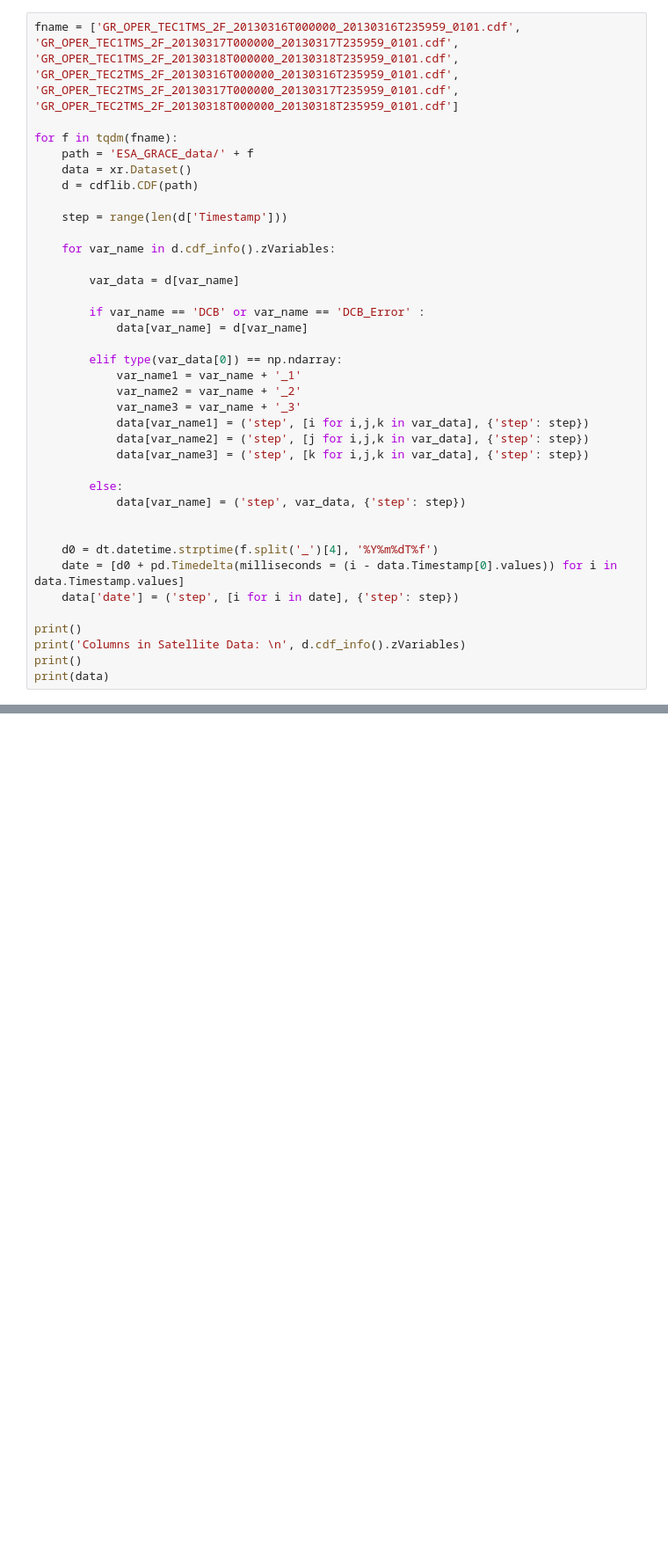
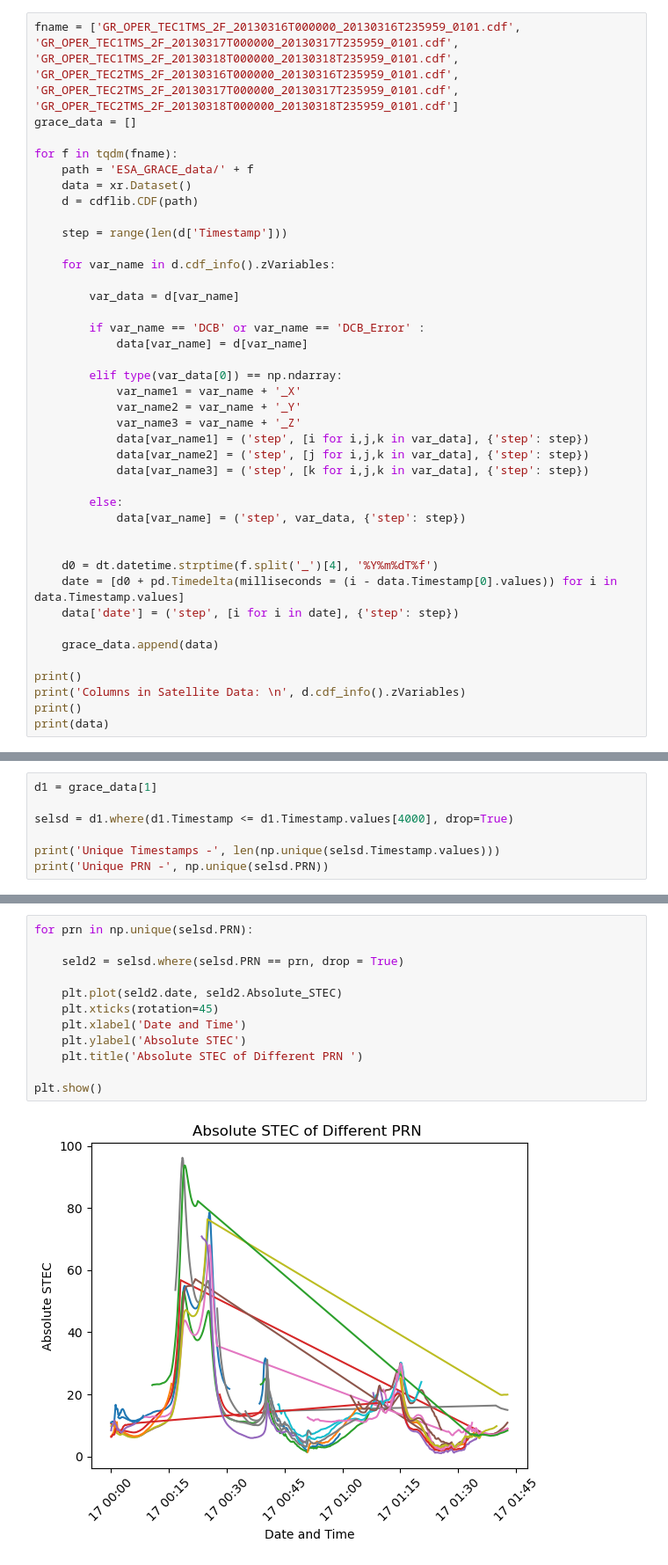
Before and after one commit to abukowski21/sat-interp-tid-analysis, a Jupyter notebook: esa_satellite_data.ipynb, the cells around one changed output, grey strips where cells are left out. Shown at 88% size. Saved outputs shown, nothing was run; the diff lists cells and outputs as text; blank space fills up the shorter version.

```diff
--- a/esa_satellite_data.ipynb
+++ b/esa_satellite_data.ipynb
@@ -11,5 +22,6 @@ from tqdm import tqdm
 # %%
 fname = ['GR_OPER_TEC1TMS_2F_20130316T000000_20130316T235959_0101.cdf', 'GR_OPER_TEC1TMS_2F_20130317T000000_20130317T235959_0101.cdf', 'GR_OPER_TEC1TMS_2F_20130318T000000_20130318T235959_0101.cdf', 'GR_OPER_TEC2TMS_2F_20130316T000000_20130316T235959_0101.cdf', 'GR_OPER_TEC2TMS_2F_20130317T000000_20130317T235959_0101.cdf', 'GR_OPER_TEC2TMS_2F_20130318T000000_20130318T235959_0101.cdf']
+grace_data = []
 
 for f in tqdm(fname):
     path = 'ESA_GRACE_data/' + f
@@ -26,9 +38,9 @@ for f in tqdm(fname):
             data[var_name] = d[var_name]
 
         elif type(var_data[0]) == np.ndarray:
-            var_name1 = var_name + '_1'
-            var_name2 = var_name + '_2'
-            var_name3 = var_name + '_3'
+            var_name1 = var_name + '_X'
+            var_name2 = var_name + '_Y'
+            var_name3 = var_name + '_Z'
             data[var_name1] = ('step', [i for i,j,k in var_data], {'step': step})
             data[var_name2] = ('step', [j for i,j,k in var_data], {'step': step})
             data[var_name3] = ('step', [k for i,j,k in var_data], {'step': step})
@@ -41,6 +53,8 @@ for f in tqdm(fname):
     date = [d0 + pd.Timedelta(milliseconds = (i - data.Timestamp[0].values)) for i in data.Timestamp.values]
     data['date'] = ('step', [i for i in date], {'step': step})
 
+    grace_data.append(data)
+
 print()
 print('Columns in Satellite Data: \n', d.cdf_info().zVariables)
 print()
@@ -83,0 +178,7 @@ print(data['Relative_STEC'][:10].values)
+# %%
+d1 = grace_data[1]
+
+selsd = d1.where(d1.Timestamp <= d1.Timestamp.values[4000], drop=True)
+
+print('Unique Timestamps -', len(np.unique(selsd.Timestamp.values)))
+print('Unique PRN -', np.unique(selsd.PRN))
@@ -83,0 +189,14 @@ print(data['Relative_STEC'][:10].values)
+# %%
+for prn in np.unique(selsd.PRN):
+
+    seld2 = selsd.where(selsd.PRN == prn, drop = True)
+
+    plt.plot(seld2.date, seld2.Absolute_STEC)
+    plt.xticks(rotation=45)
+    plt.xlabel('Date and Time')
+    plt.ylabel('Absolute STEC')
+    plt.title('Absolute STEC of Different PRN ')
+
+plt.show()
+# %% [output]
+[figure, added]
```
Also changed, not shown: parts of 23 cells of this notebook.
